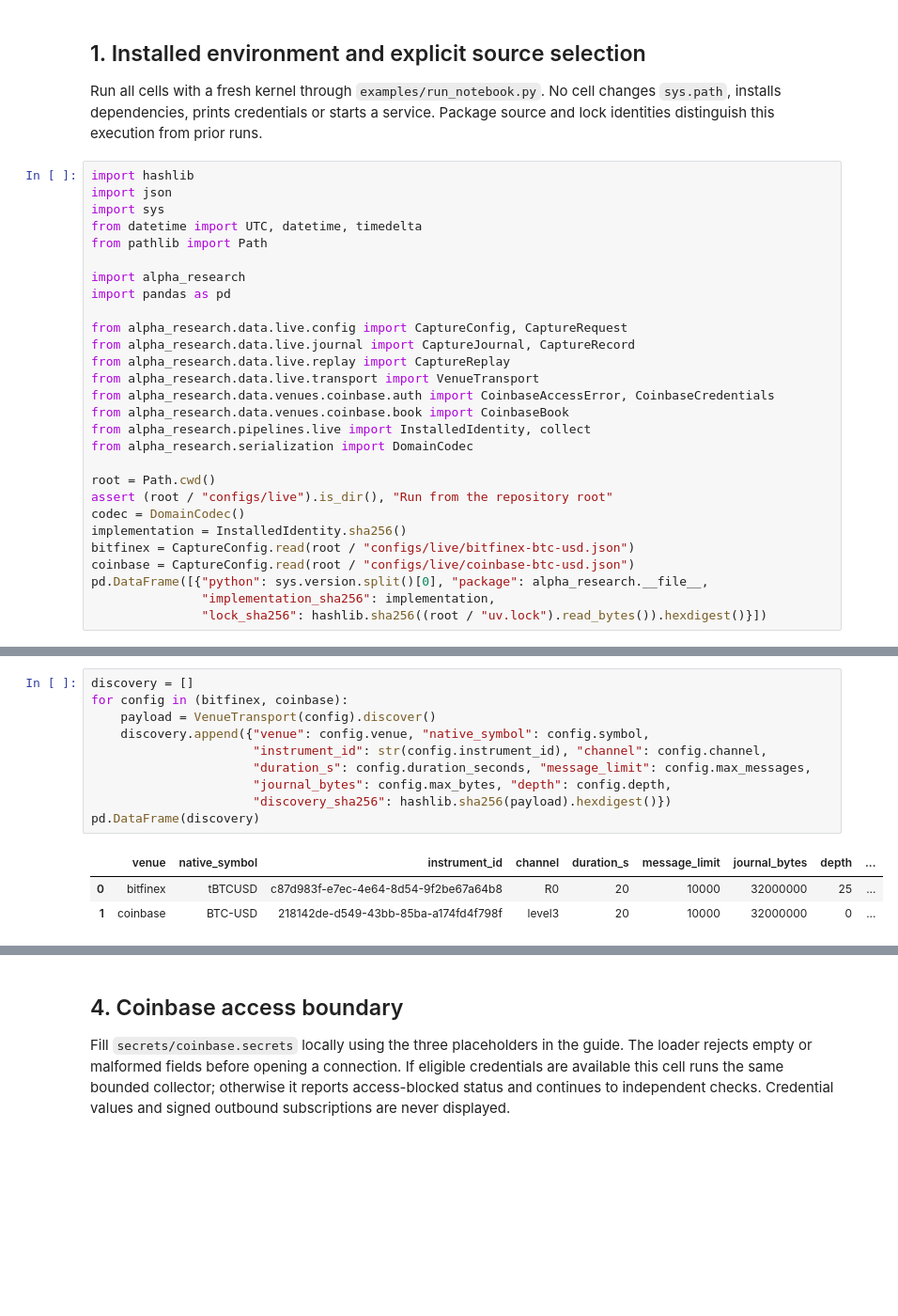
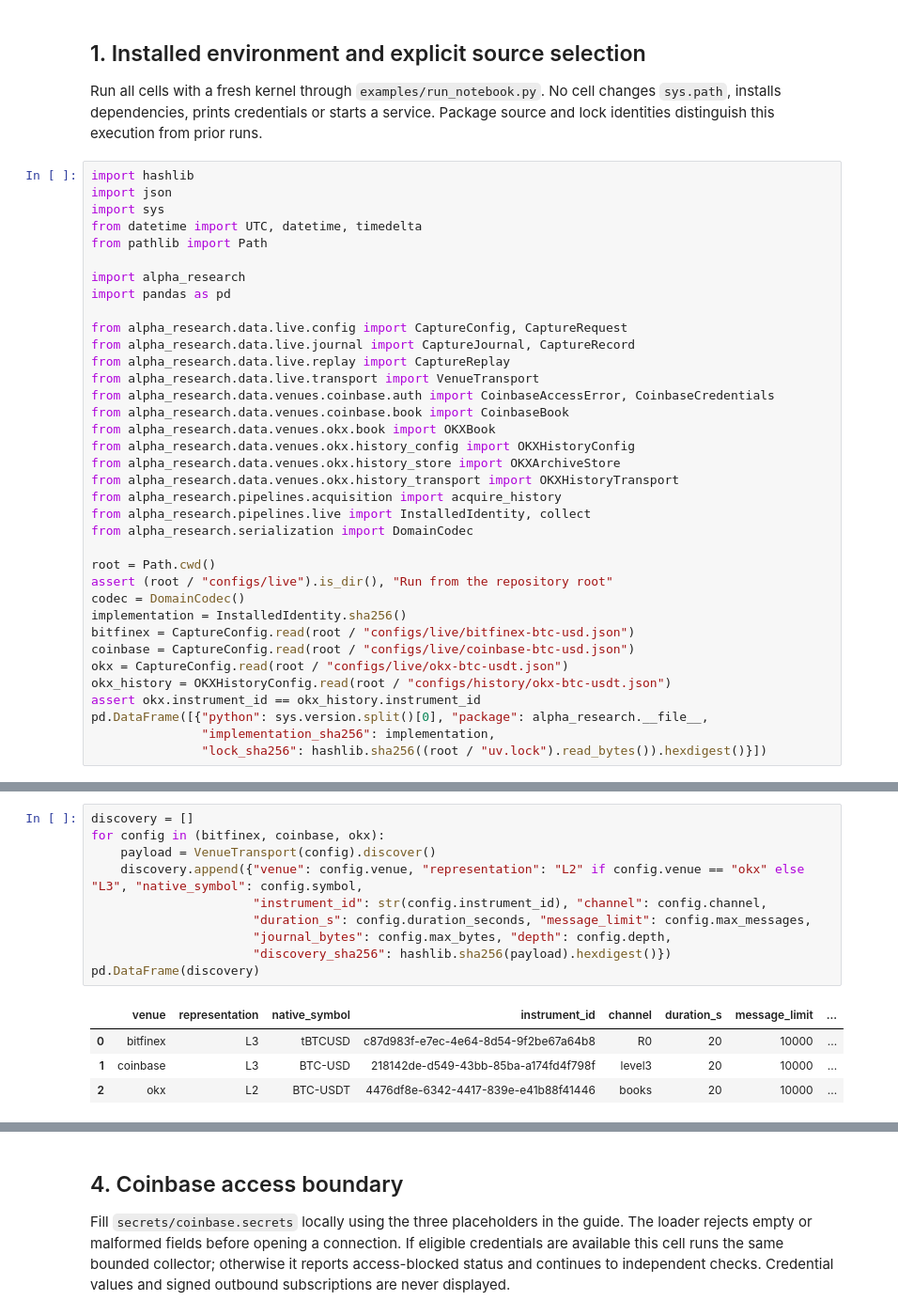
Before and after one commit to lixuanguang/alpha-research-lab-private, a Jupyter notebook: examples/market-data-capture.ipynb, the cells around one changed output, grey strips where cells are left out. Shown at 94% size. Drawn from its saved outputs; the diff is of its cells as text; blank space fills up the shorter version.

Commit message:
Integrate OKX live and historical examples into the market-data notebook

```diff
--- a/examples/market-data-capture.ipynb
+++ b/examples/market-data-capture.ipynb
@@ -35,6 +37,11 @@ from alpha_research.data.live.replay import CaptureReplay
 from alpha_research.data.live.transport import VenueTransport
 from alpha_research.data.venues.coinbase.auth import CoinbaseAccessError, CoinbaseCredentials
 from alpha_research.data.venues.coinbase.book import CoinbaseBook
+from alpha_research.data.venues.okx.book import OKXBook
+from alpha_research.data.venues.okx.history_config import OKXHistoryConfig
+from alpha_research.data.venues.okx.history_store import OKXArchiveStore
+from alpha_research.data.venues.okx.history_transport import OKXHistoryTransport
+from alpha_research.pipelines.acquisition import acquire_history
 from alpha_research.pipelines.live import InstalledIdentity, collect
 from alpha_research.serialization import DomainCodec
 
@@ -44,6 +51,9 @@ codec = DomainCodec()
 implementation = InstalledIdentity.sha256()
 bitfinex = CaptureConfig.read(root / "configs/live/bitfinex-btc-usd.json")
 coinbase = CaptureConfig.read(root / "configs/live/coinbase-btc-usd.json")
+okx = CaptureConfig.read(root / "configs/live/okx-btc-usdt.json")
+okx_history = OKXHistoryConfig.read(root / "configs/history/okx-btc-usdt.json")
+assert okx.instrument_id == okx_history.instrument_id
 pd.DataFrame([{"python": sys.version.split()[0], "package": alpha_research.__file__,
                "implementation_sha256": implementation,
                "lock_sha256": hashlib.sha256((root / "uv.lock").read_bytes()).hexdigest()}])
@@ -61,17 +73,18 @@ ignored. Configured limits below bound storage, message receipt and state.
 # %%
 discovery = []
-for config in (bitfinex, coinbase):
+for config in (bitfinex, coinbase, okx):
     payload = VenueTransport(config).discover()
-    discovery.append({"venue": config.venue, "native_symbol": config.symbol,
+    discovery.append({"venue": config.venue, "representation": "L2" if config.venue == "okx" else "L3", "native_symbol": config.symbol,
                       "instrument_id": str(config.instrument_id), "channel": config.channel,
                       "duration_s": config.duration_seconds, "message_limit": config.max_messages,
                       "journal_bytes": config.max_bytes, "depth": config.depth,
                       "discovery_sha256": hashlib.sha256(payload).hexdigest()})
 pd.DataFrame(discovery)
 # %% [output]
-|  | venue | native_symbol | instrument_id | channel | duration_s | message_limit | journal_bytes | depth | ... |
-| 0 | bitfinex | tBTCUSD | c87d983f-e7ec-4e64-8d54-9f2be67a64b8 | R0 | 20 | 10000 | 32000000 | 25 | ... |
-| 1 | coinbase | BTC-USD | 218142de-d549-43bb-85ba-a174fd4f798f | level3 | 20 | 10000 | 32000000 | 0 | ... |
+|  | venue | representation | native_symbol | instrument_id | channel | duration_s | message_limit | ... |
+| 0 | bitfinex | L3 | tBTCUSD | c87d983f-e7ec-4e64-8d54-9f2be67a64b8 | R0 | 20 | 10000 | ... |
+| 1 | coinbase | L3 | BTC-USD | 218142de-d549-43bb-85ba-a174fd4f798f | level3 | 20 | 10000 | ... |
+| 2 | okx | L2 | BTC-USDT | 4476df8e-6342-4417-839e-e41b88f41446 | books | 20 | 10000 | ... |
 # %% [markdown]
 ## 3. Real bounded recording
 
```
Also changed, not shown: parts of 17 cells of this notebook, 8 other files.
